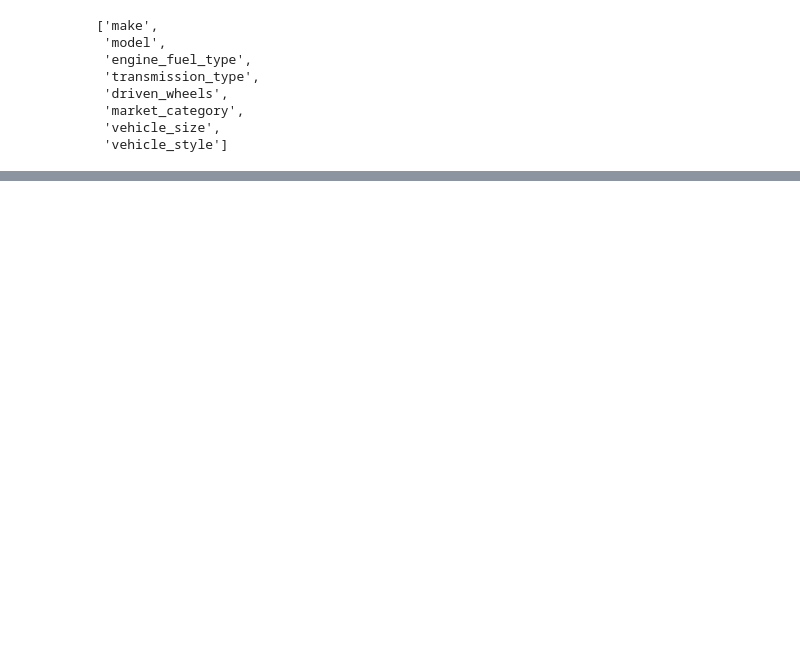
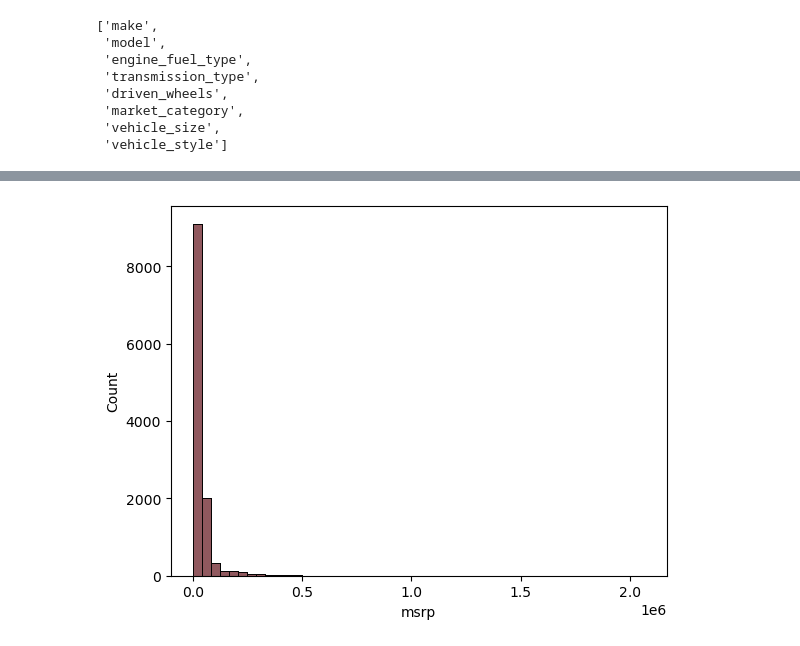
Before and after one commit to Astro-Joe/machine-learning-zoomcamp, a Jupyter notebook: Car-Prediction-Model/Data-Preparation.ipynb, the cells around one changed output, grey strips where cells are left out. Saved outputs shown, nothing was run; the diff lists cells and outputs as text; code cells hidden in the pictures; blank space fills up the shorter version.

```diff
--- a/Car-Prediction-Model/Data-Preparation.ipynb
+++ b/Car-Prediction-Model/Data-Preparation.ipynb
@@ -43,0 +80,5 @@ df.head
+# %%
+sns.histplot(df.msrp, bins = 50)
+plt.show()
+# %% [output]
+[figure, added]
```
Also changed, not shown: parts of 7 cells of this notebook.
